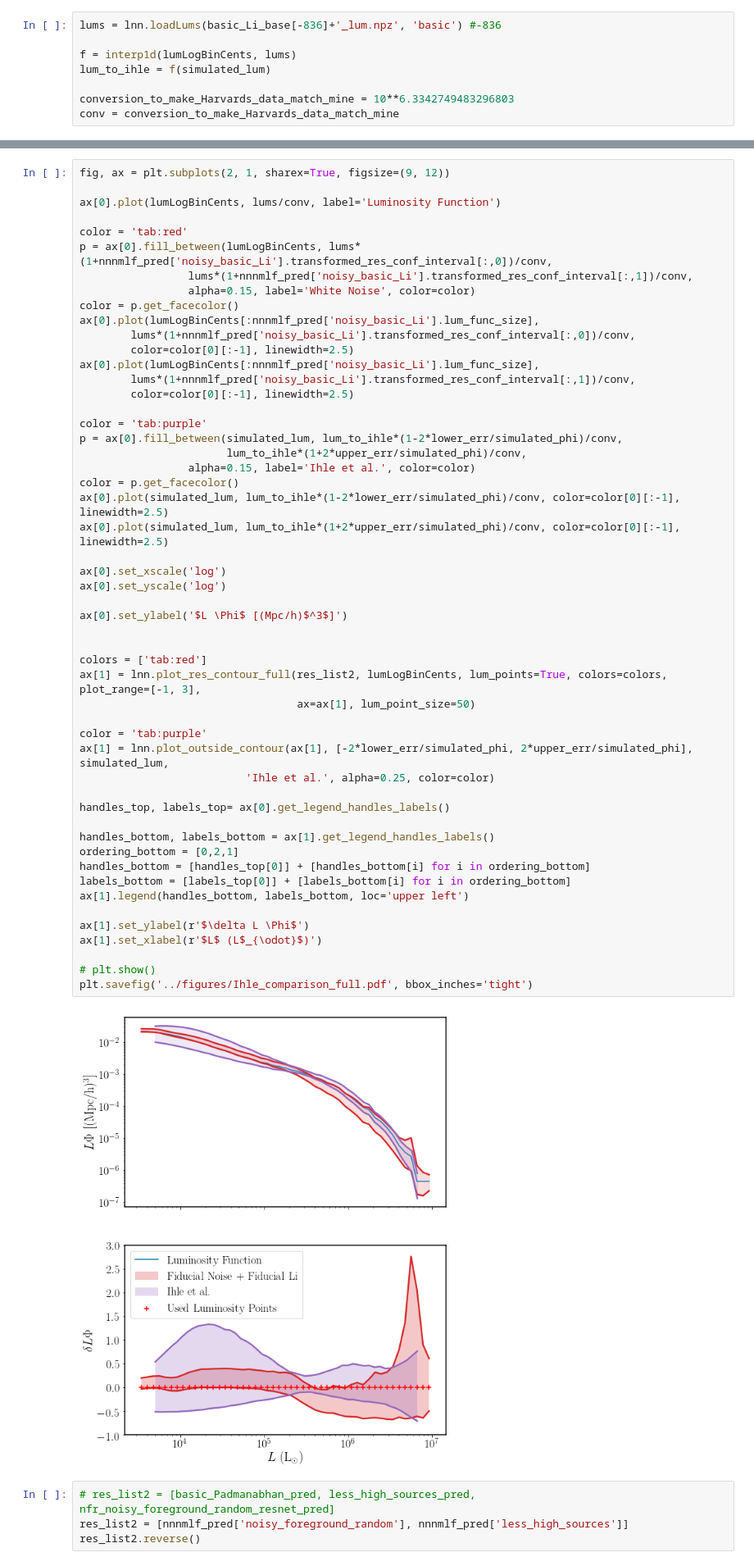
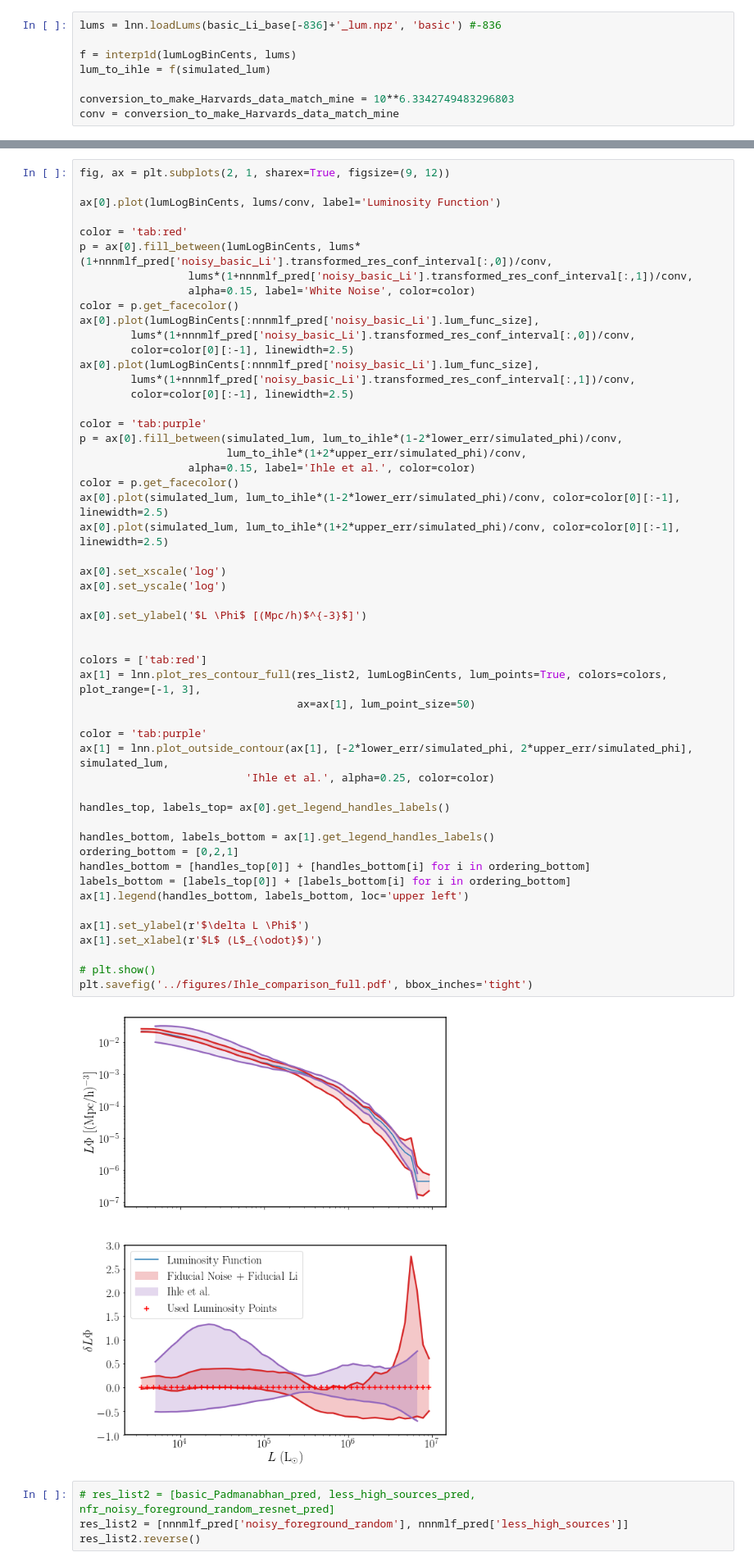
Before and after one commit to dnpfeffer/intensitymap_cnn, a Jupyter notebook: scripts/paper_plots_smaller.ipynb, the cells around one changed output, grey strips where cells are left out. Shown at 82% size. Saved outputs shown, nothing was run; the diff lists cells and outputs as text.

```diff
--- a/scripts/paper_plots_smaller.ipynb
+++ b/scripts/paper_plots_smaller.ipynb
@@ -376,35 +376,35 @@ color = p.get_facecolor()
 ax[0].plot(simulated_lum, lum_to_ihle*(1-2*lower_err/simulated_phi)/conv, color=color[0][:-1], linewidth=2.5)
 ax[0].plot(simulated_lum, lum_to_ihle*(1+2*upper_err/simulated_phi)/conv, color=color[0][:-1], linewidth=2.5)
 
 ax[0].set_xscale('log')
 ax[0].set_yscale('log')
 
-ax[0].set_ylabel('$L \Phi$ [(Mpc/h)$^3$]')
+ax[0].set_ylabel('$L \Phi$ [(Mpc/h)$^{-3}$]')
 
 
 colors = ['tab:red']
 ax[1] = lnn.plot_res_contour_full(res_list2, lumLogBinCents, lum_points=True, colors=colors, plot_range=[-1, 3],
                                   ax=ax[1], lum_point_size=50)
 
 color = 'tab:purple'
 ax[1] = lnn.plot_outside_contour(ax[1], [-2*lower_err/simulated_phi, 2*upper_err/simulated_phi], simulated_lum,
                           'Ihle et al.', alpha=0.25, color=color)
 
 handles_top, labels_top= ax[0].get_legend_handles_labels()
 
 handles_bottom, labels_bottom = ax[1].get_legend_handles_labels()
 ordering_bottom = [0,2,1]
 handles_bottom = [handles_top[0]] + [handles_bottom[i] for i in ordering_bottom]
 labels_bottom = [labels_top[0]] + [labels_bottom[i] for i in ordering_bottom]
 ax[1].legend(handles_bottom, labels_bottom, loc='upper left')
 
 ax[1].set_ylabel(r'$\delta L \Phi$')
 ax[1].set_xlabel(r'$L$ (L$_{\odot}$)')
 
 # plt.show()
 plt.savefig('../figures/Ihle_comparison_full.pdf', bbox_inches='tight')
 # %% [output]
-[figure, old version]
+[figure, new version]
 # %%
 # res_list2 = [basic_Padmanabhan_pred, less_high_sources_pred, nfr_noisy_foreground_random_resnet_pred]
 res_list2 = [nnnmlf_pred['noisy_foreground_random'], nnnmlf_pred['less_high_sources']]
```
Also changed, not shown: parts of 17 cells of this notebook, 9 other files.
